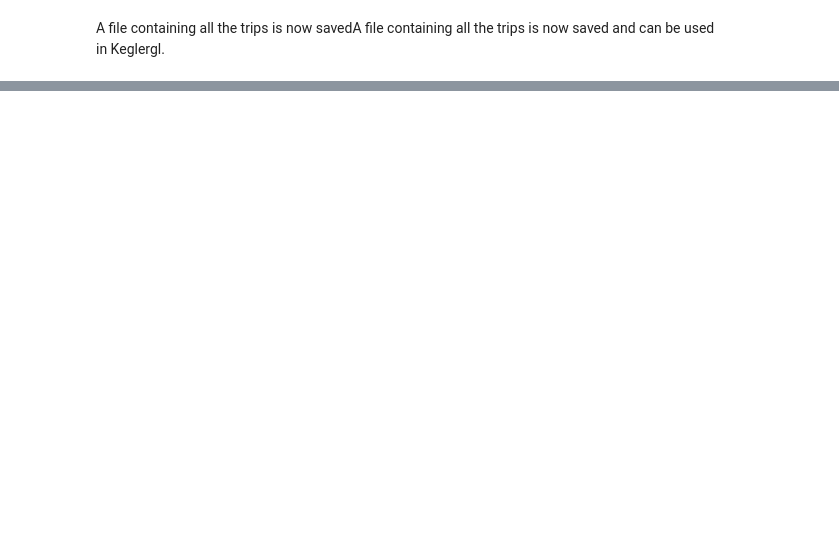
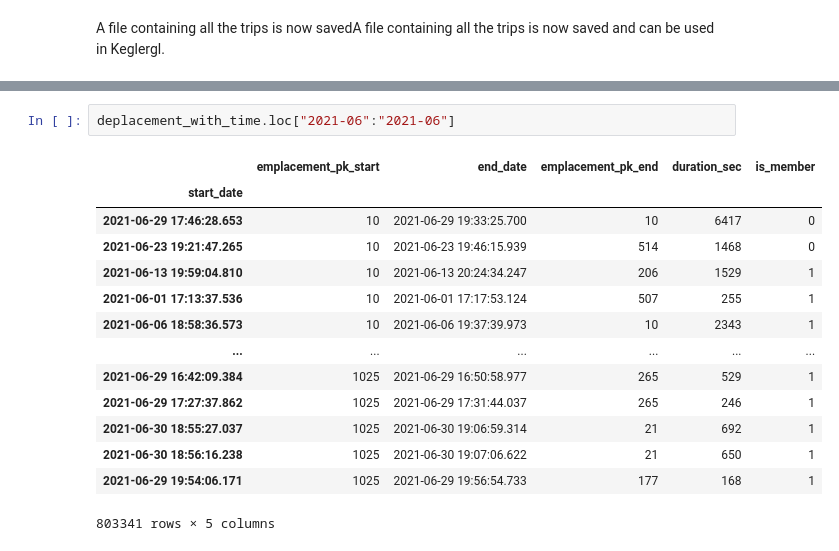
Before and after one commit to LucasScellos/bixi-visualization, a Jupyter notebook: DataCleaning-deplacement.ipynb, the cells around one changed output, grey strips where cells are left out. Cells and saved outputs as stored; diff of their text form; blank space fills up the shorter version.

```diff
--- a/DataCleaning-deplacement.ipynb
+++ b/DataCleaning-deplacement.ipynb
@@ -88,0 +151,17 @@ A file containing all the trips is now savedA file containing all the trips is n
+# %%
+deplacement_with_time.loc["2021-06":"2021-06"]
+# %% [output]
+|  | emplacement_pk_start | end_date | emplacement_pk_end | duration_sec | is_member |
+| start_date |  |  |  |  |  |
+| 2021-06-29 17:46:28.653 | 10 | 2021-06-29 19:33:25.700 | 10 | 6417 | 0 |
+| 2021-06-23 19:21:47.265 | 10 | 2021-06-23 19:46:15.939 | 514 | 1468 | 0 |
+| 2021-06-13 19:59:04.810 | 10 | 2021-06-13 20:24:34.247 | 206 | 1529 | 1 |
+| 2021-06-01 17:13:37.536 | 10 | 2021-06-01 17:17:53.124 | 507 | 255 | 1 |
+| 2021-06-06 18:58:36.573 | 10 | 2021-06-06 19:37:39.973 | 10 | 2343 | 1 |
+| ... | ... | ... | ... | ... | ... |
+| 2021-06-29 16:42:09.384 | 1025 | 2021-06-29 16:50:58.977 | 265 | 529 | 1 |
+| 2021-06-29 17:27:37.862 | 1025 | 2021-06-29 17:31:44.037 | 265 | 246 | 1 |
+| 2021-06-30 18:55:27.037 | 1025 | 2021-06-30 19:06:59.314 | 21 | 692 | 1 |
+| 2021-06-30 18:56:16.238 | 1025 | 2021-06-30 19:07:06.622 | 21 | 650 | 1 |
+| 2021-06-29 19:54:06.171 | 1025 | 2021-06-29 19:56:54.733 | 177 | 168 | 1 |
+803341 rows × 5 columns
```
Also changed, not shown: parts of 10 cells of this notebook, 2 other files.
